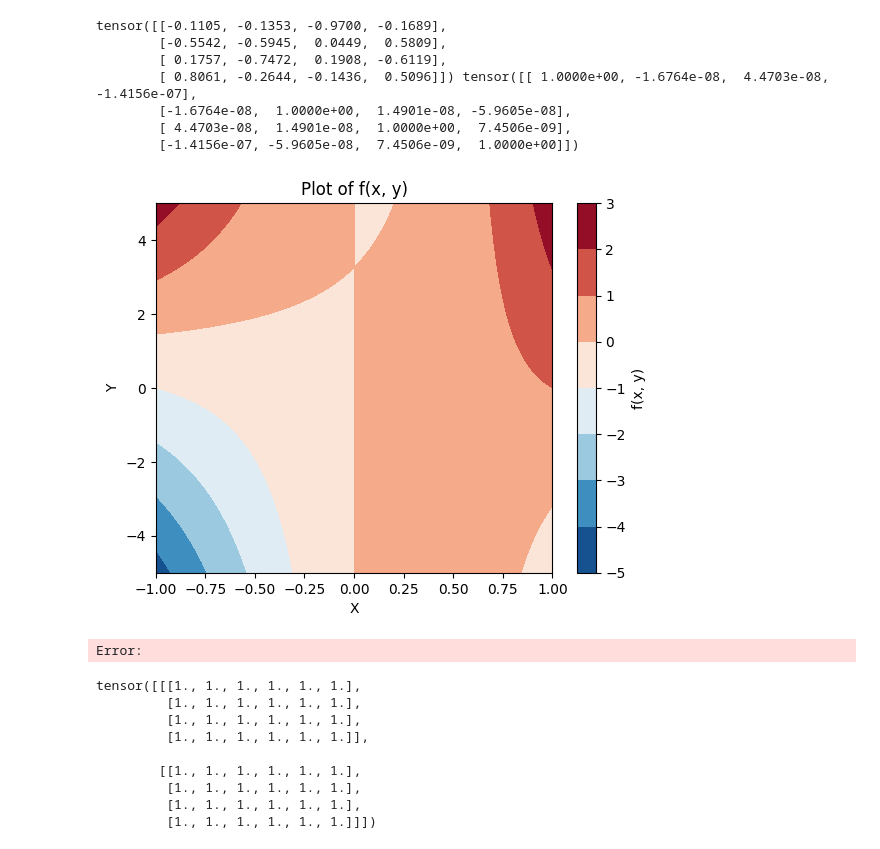
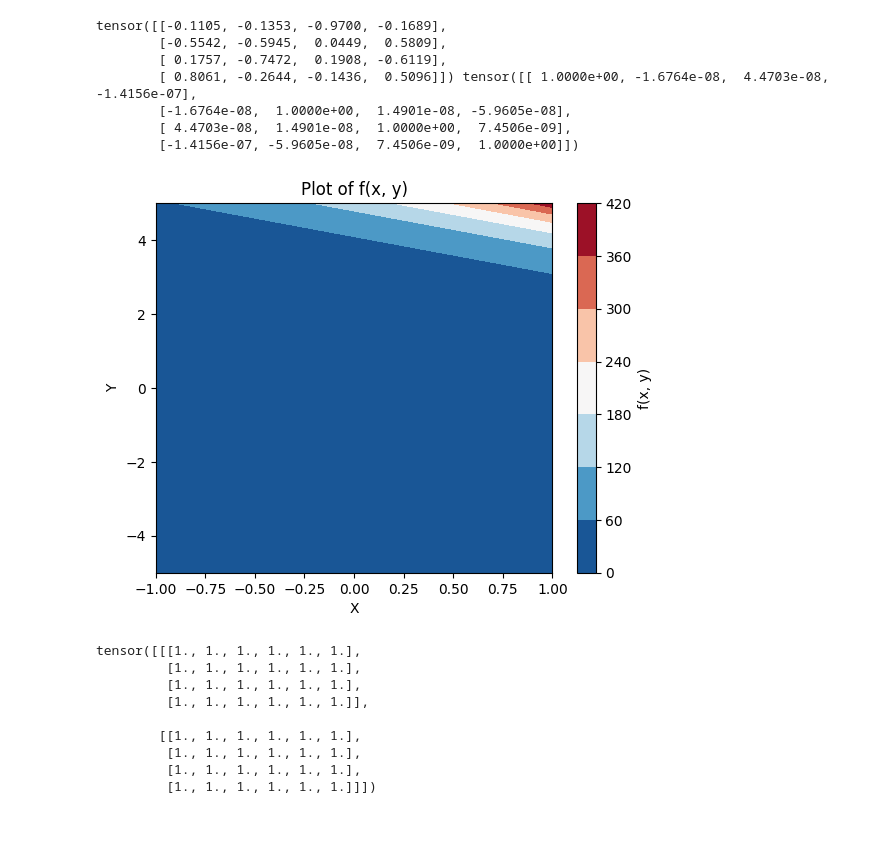
Before and after one commit to jeongwhanchoi/SAMSA, a Jupyter notebook: CASA for Graph/interactive_notebook.ipynb, the cells around one changed output. Drawn from its saved outputs; the diff is of its cells as text; code cells hidden in the pictures.

```diff
--- a/CASA for Graph/interactive_notebook.ipynb
+++ b/CASA for Graph/interactive_notebook.ipynb
@@ -313,36 +326,36 @@ def sigmoid(x):
 #   # return (1 + p) * x + p * np.log(1 + np.exp(x))
 #   return (1 - p) * x + p * np.maximum(x, 0)
 
 def f(x, y):
-    return (1 - y) * x + y * np.log(1 + np.exp(x)) * x
+    return (np.exp(x) * np.exp(y))
+    # return (1 - y) * x + y * np.log(1 + np.exp(x)) * x
 
 x = np.linspace(-1, 1, 1000)
 y = np.linspace(-5, 5, 1000)
 
 X, Y = np.meshgrid(x, y)
 Z = f(X, Y)
 
 plt.contourf(X, Y, Z, cmap='RdBu_r')  # RdBu_r colormap for better visualization of positive and negative values
 # plt.plot_surface(X, Y, Z, cmap='viridis')
 plt.colorbar(label='f(x, y)')
 plt.xlabel('X')
 plt.ylabel('Y')
 plt.title('Plot of f(x, y)')
 plt.show()
 
 # fig, ax = plt.subplots(subplot_kw={"projection": "3d"})
 
 # # Plot the surface.
 # surf = ax.plot_surface(X, Y, Z, cmap=cm.coolwarm,
 #                        linewidth=0, antialiased=False)
 
 # # Add a color bar which maps values to colors.
 # fig.colorbar(surf, shrink=0.5, aspect=5)
 
 # plt.show()
 # %% [output]
-[figure, old version]
+[figure, new version]
-Error:
 # %%
 import torch
 import torch.nn as nn
```
Also changed, not shown: parts of 12 cells of this notebook, 1 other file.
